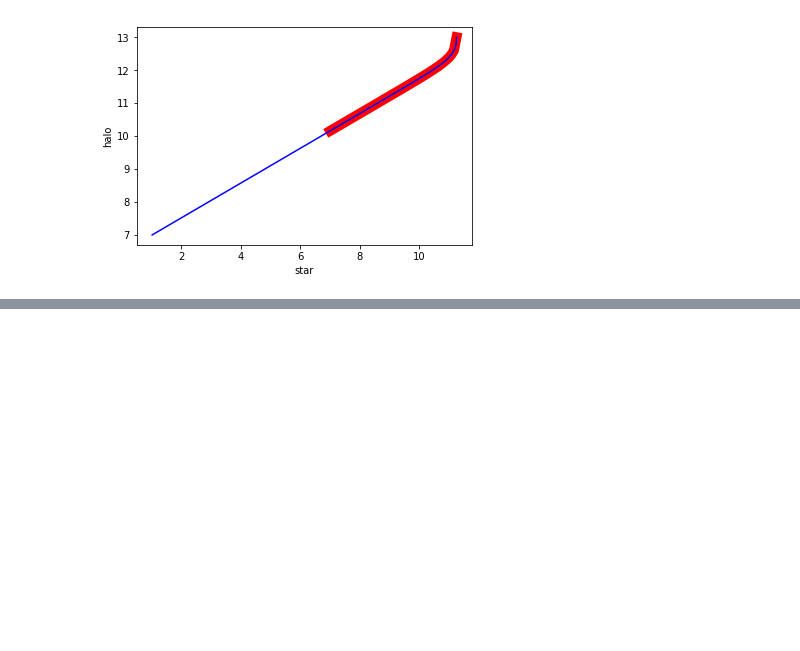
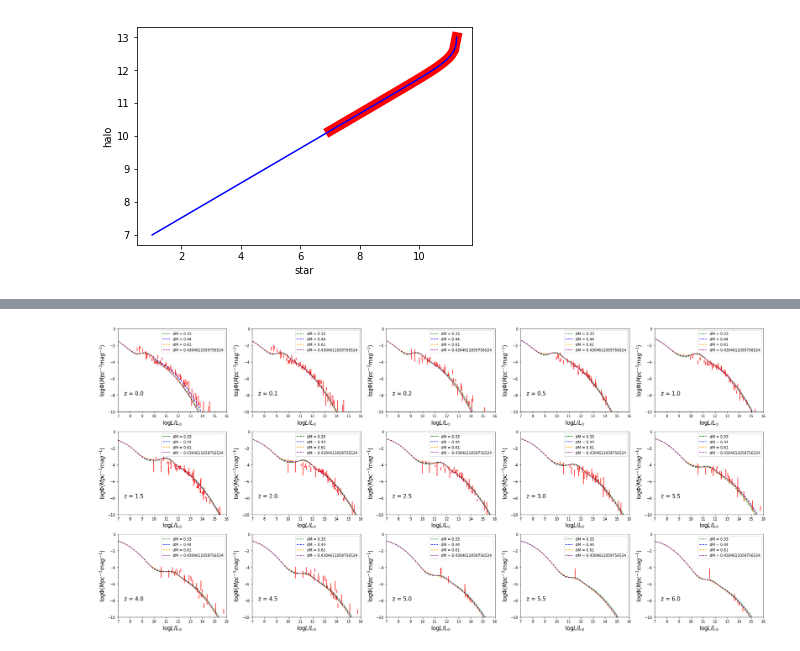
Before and after one commit to megantillman/get_QLF, a Jupyter notebook: get_QLF_notebook.ipynb, the cells around one changed output, grey strips where cells are left out. Drawn from its saved outputs; the diff is of its cells as text; code cells hidden in the pictures; blank space fills up the shorter version.

```diff
--- a/get_QLF_notebook.ipynb
+++ b/get_QLF_notebook.ipynb
@@ -1,7 +1,7 @@
 # %%
 from functions import *
 import matplotlib.pyplot as plt
-def get_QLF(z, bin_num, dM, obscured, Mmid = 10., smhm_scat = .3, prob_zero = [0,0,0], standev = [.85, .85, .35]):
+def get_QLF(z, bin_num, dM, obscured, Mmid = 10.3, smhm_scat = .3, prob_zero = [0,0,0], standev = [.85, .85, .35]):
 
     qlf = QLF(z, bin_num)
     qlf.get_dNdMstar(smhm_scat)
@@ -177,0 +306,24 @@ print(max_halo)
+# %%
+# import matplotlib.gridspec as gridspec
+fig = plt.figure(figsize=(26,12))
+gs = gridspec.GridSpec(3, 5)
+fs = 15
+mcmc_dM_l = [0.33, 0.44, 0.61, mcmcdM]
+for z, i, j in zip(zlist,[0,0,0,0,0,1,1,1,1,1,2,2,2,2,2],[0,1,2,3,4,0,1,2,3,4,0,1,2,3,4]):
+
+    xt, yt , yerr = np.array(grab_obs(z))
+    ax = fig.add_subplot(gs[i, j])
+    for dM,c in zip(mcmc_dM_l,['g','b','orange','purple']):
+        xm, ym = get_QLF(z, bin_num, dM = dM, obscured = .75, Mmid = 10.3, smhm_scat = .3, prob_zero = [0,0,0], standev = [.85, .85, .35])
+        ax.plot(xm,ym,label='dM = '+str(dM),linestyle='dashed',color=c)
+    ax.set_xlabel(r'$\log L/L_{\odot}$',fontsize=fs)
+    ax.set_ylabel(r'$\log \Phi (Mpc^{-3} mag^{-1})$',fontsize=fs)
+    ax.text(7.5,-8,'z = '+str(z),fontsize=fs)
+    ax.errorbar(xt, yt, yerr = yerr, fmt = 'o', markersize = .5,color='r')
+    ax.axis([7,16,-10,0])
+    ax.legend()
+
+plt.tight_layout()
+plt.savefig('MCMC_dM_QLF_v1.0.pdf')
+# %% [output]
+[figure, added]
```
Also changed, not shown: parts of 9 cells of this notebook.
